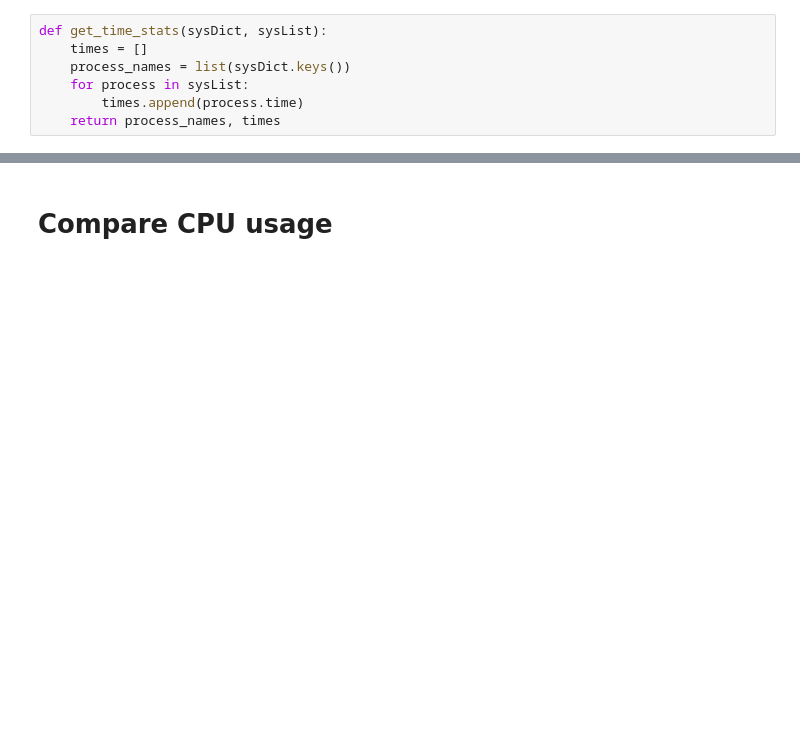
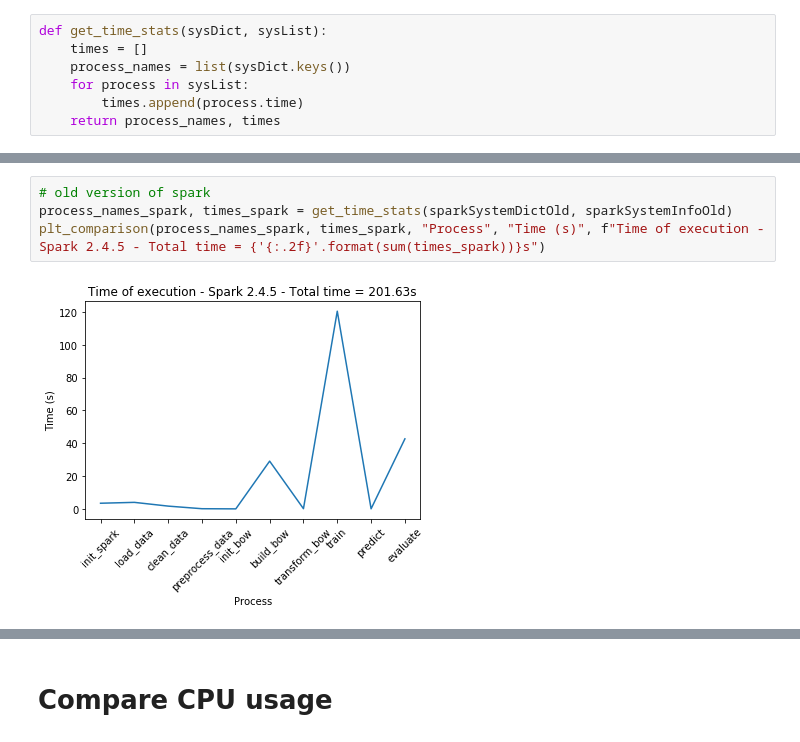
Before and after one commit to mohanadarafe/StackOverflow-Quality-Predictor, a Jupyter notebook: analysis.ipynb, the cells around one changed output, grey strips where cells are left out. Saved outputs shown, nothing was run; the diff lists cells and outputs as text; blank space fills up the shorter version.

```diff
--- a/analysis.ipynb
+++ b/analysis.ipynb
@@ -80,3 +84,9 @@ plt_comparison(process_names_spark, times_spark, "Process", "Time (s)", f"Time o
+# %%
+# old version of spark
+process_names_spark, times_spark = get_time_stats(sparkSystemDictOld, sparkSystemInfoOld)
+plt_comparison(process_names_spark, times_spark, "Process", "Time (s)", f"Time of execution - Spark 2.4.5 - Total time = {'{:.2f}'.format(sum(times_spark))}s")
+# %% [output]
+[figure, added]
 # %%
 process_names_dask, times_dask = get_time_stats(daskSystemDict, daskSystemInfo)
 plt_comparison(process_names_dask, times_dask, "Process", "Time (s)", f"Time of execution - Dask - Total time = {'{:.2f}'.format(sum(times_dask))}s")
```
Also changed, not shown: parts of 7 cells of this notebook, 13 other files.
